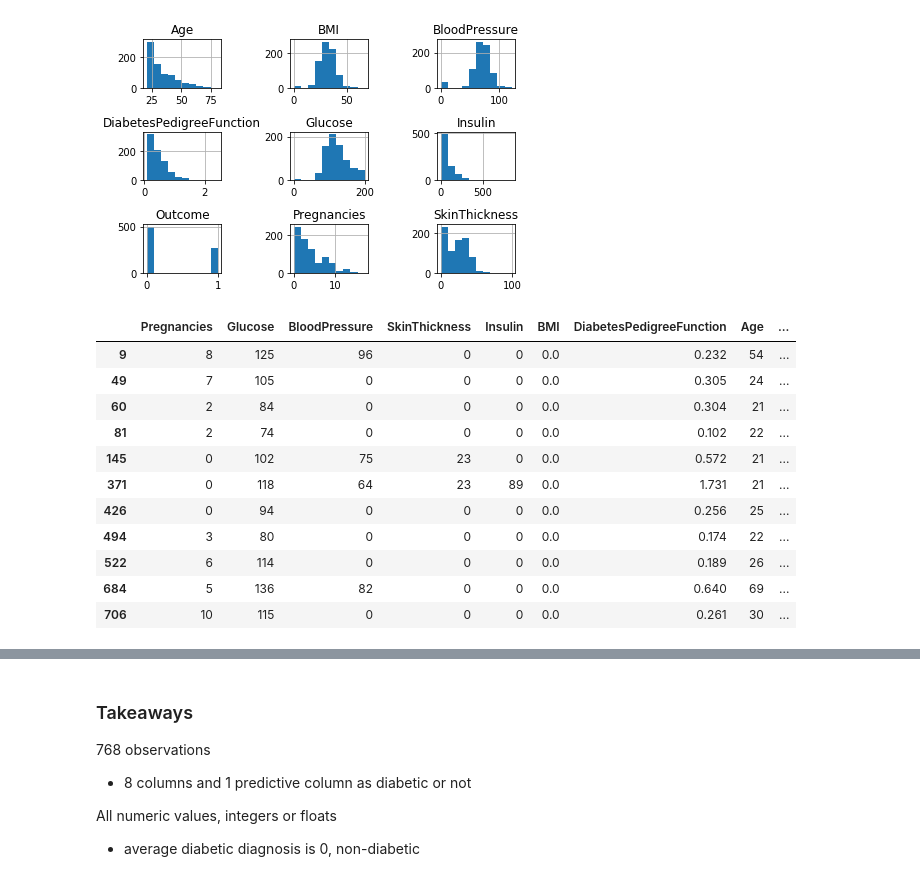
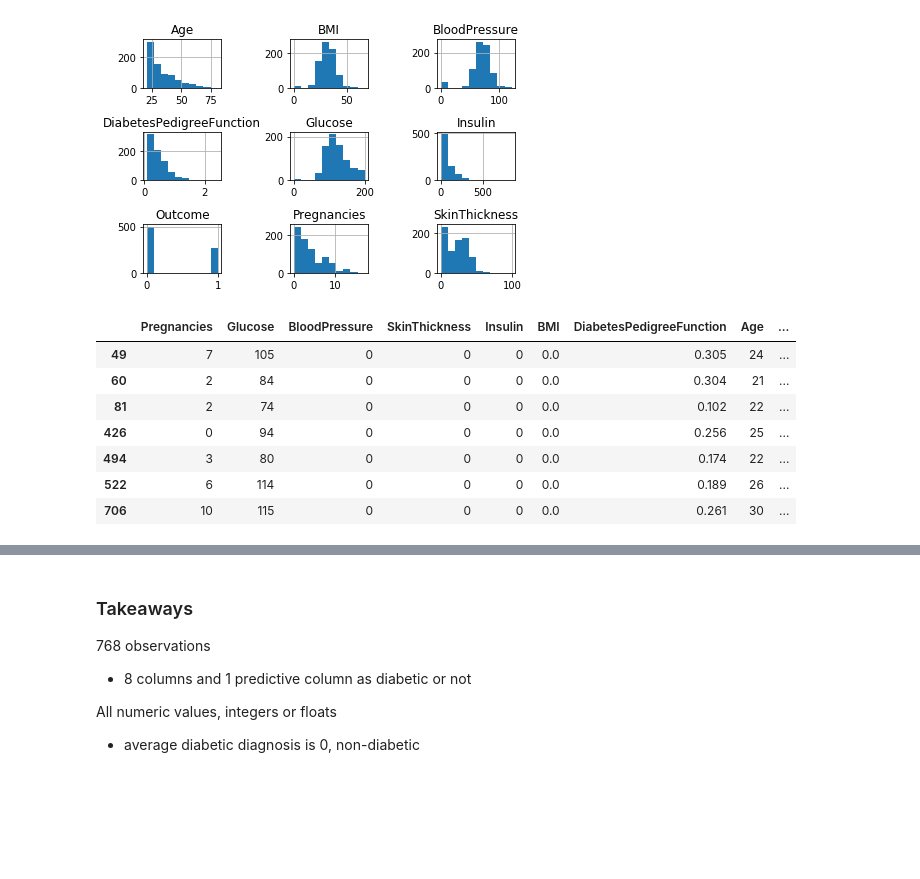
Before and after one commit to ThompsonBethany01/Predicting-Diabetes-Onset, a Jupyter notebook: Data_Analysis.ipynb, the cells around one changed output, grey strips where cells are left out. Cells and saved outputs as stored; diff of their text form; code cells hidden in the pictures; blank space fills up the shorter version.

```diff
--- a/Data_Analysis.ipynb
+++ b/Data_Analysis.ipynb
@@ -98,18 +98,14 @@ plt.tight_layout()
 #    print(df[column].value_counts())
 #    print('')
 # %%
-# checking observations with 0 for BMI
-df[df.BMI == 0]
+# checking observations with 0 for glucose
+df[(df.BloodPressure == 0)&(df.BMI == 0)]
 # %% [output]
 |  | Pregnancies | Glucose | BloodPressure | SkinThickness | Insulin | BMI | DiabetesPedigreeFunction | Age | ... |
-| 9 | 8 | 125 | 96 | 0 | 0 | 0.0 | 0.232 | 54 | ... |
 | 49 | 7 | 105 | 0 | 0 | 0 | 0.0 | 0.305 | 24 | ... |
 | 60 | 2 | 84 | 0 | 0 | 0 | 0.0 | 0.304 | 21 | ... |
 | 81 | 2 | 74 | 0 | 0 | 0 | 0.0 | 0.102 | 22 | ... |
-| 145 | 0 | 102 | 75 | 23 | 0 | 0.0 | 0.572 | 21 | ... |
-| 371 | 0 | 118 | 64 | 23 | 89 | 0.0 | 1.731 | 21 | ... |
 | 426 | 0 | 94 | 0 | 0 | 0 | 0.0 | 0.256 | 25 | ... |
 | 494 | 3 | 80 | 0 | 0 | 0 | 0.0 | 0.174 | 22 | ... |
 | 522 | 6 | 114 | 0 | 0 | 0 | 0.0 | 0.189 | 26 | ... |
-| 684 | 5 | 136 | 82 | 0 | 0 | 0.0 | 0.640 | 69 | ... |
 | 706 | 10 | 115 | 0 | 0 | 0 | 0.0 | 0.261 | 30 | ... |
```
Also changed, not shown: parts of 24 cells of this notebook.
